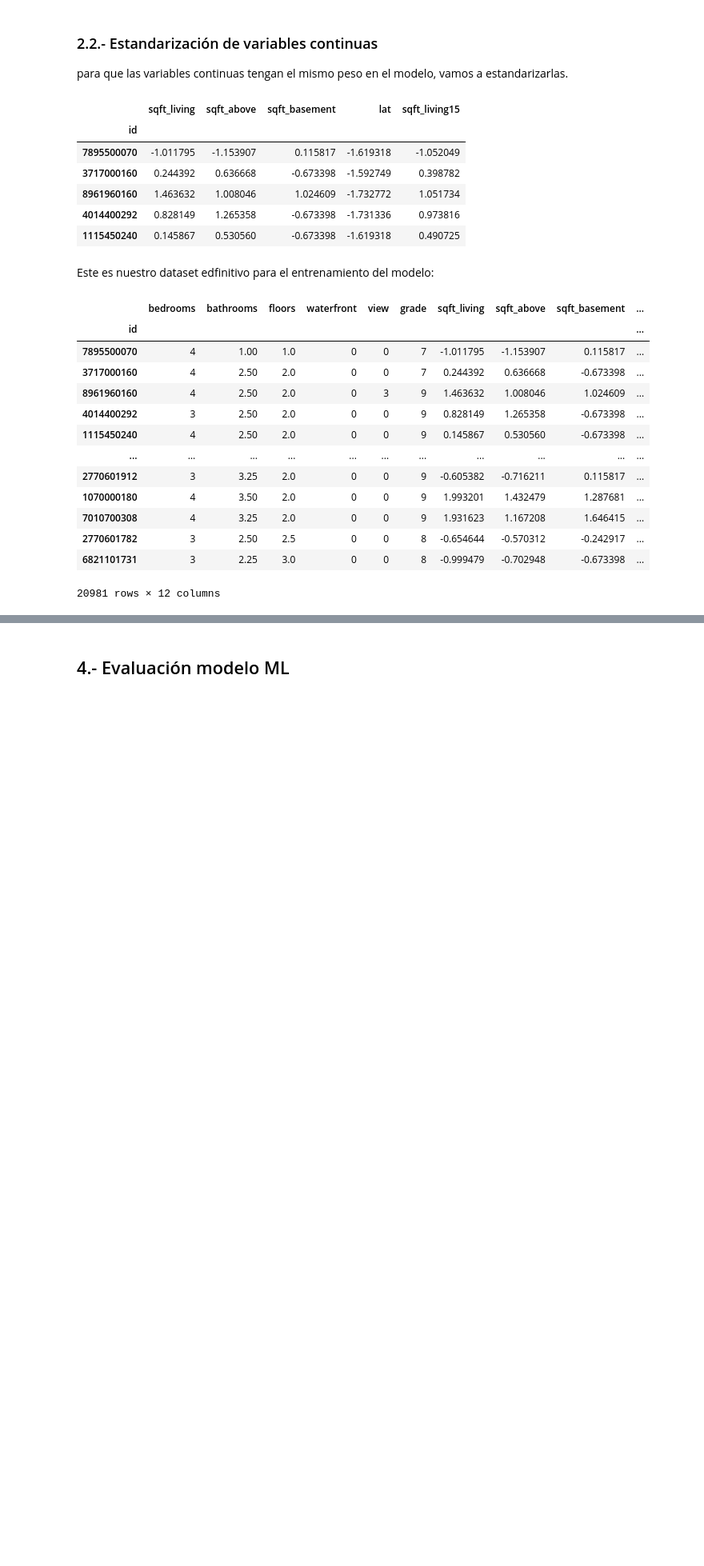
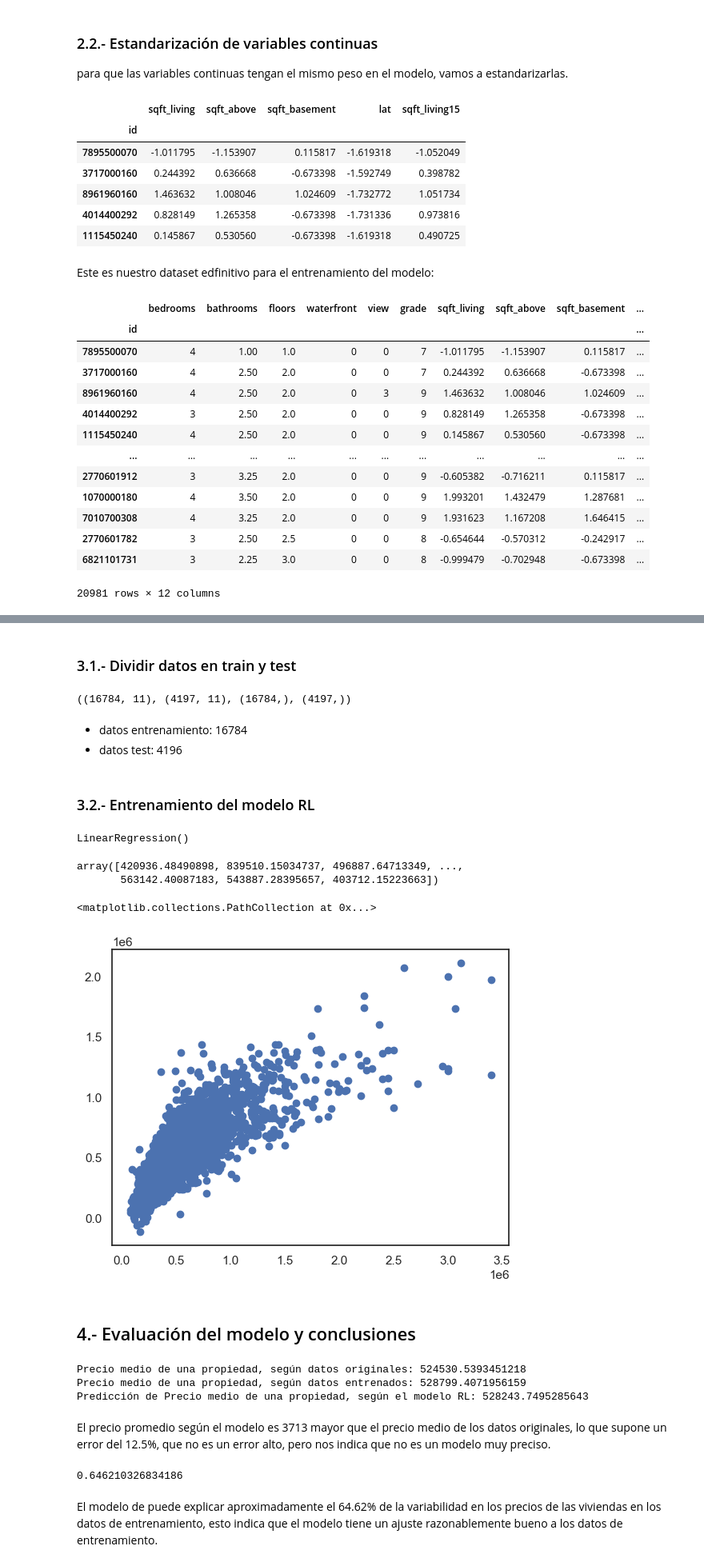
Before and after one commit to lidia-veli/UAX-DA2_Proyecto-Final_Housing, a Jupyter notebook: analisis.ipynb, the cells around one changed output, grey strips where cells are left out. Shown at 80% size. Saved outputs shown, nothing was run; the diff lists cells and outputs as text; code cells hidden in the pictures; blank space fills up the shorter version.

Commit message:
modelo

```diff
--- a/analisis.ipynb
+++ b/analisis.ipynb
@@ -741,4 +763,51 @@ Vamos a crear un modelo de regresión lineal para predecir el precio de una prop
 # %%
 df_3 = df_2_2.copy()
+# %% [markdown]
+### 3.1.- Dividir datos en train y test
+# %%
+X = df_3.drop(['price'], axis=1)
+y = df_3['price']
+
+X_train, X_test, y_train, y_test = train_test_split(X, y, train_size=0.8, test_size=0.2, random_state=1)
+X_train.shape, X_test.shape, y_train.shape, y_test.shape
+# %% [output]
+((16784, 11), (4197, 11), (16784,), (4197,))
+# %% [markdown]
+- datos entrenamiento: 16784
+- datos test: 4196
+# %% [markdown]
+### 3.2.- Entrenamiento del modelo RL
+# %%
+modelo_RL = LinearRegression()
+modelo_RL.fit(X_train, y_train)
+# %% [output]
+LinearRegression()
+# %%
+y_predict_RL = modelo_RL.predict(X_test)
+y_predict_RL
+# %% [output]
+array([420936.48490898, 839510.15034737, 496887.64713349, ...,
+       563142.40087183, 543887.28395657, 403712.15223663])
+# %%
+plt.scatter(y_test, y_predict_RL)
+# %% [output]
+<matplotlib.collections.PathCollection at 0x...>
+[figure, added]
 # %% [markdown]
-## 4.- Evaluación modelo ML
+## 4.- Evaluación del modelo y conclusiones
+# %%
+print('Precio medio de una propiedad, según datos originales:', df_3['price'].mean())
+print('Precio medio de una propiedad, según datos entrenados:', y_test.mean())
+print('Predicción de Precio medio de una propiedad, según el modelo RL:', y_predict_RL.mean())
+# %% [output]
+Precio medio de una propiedad, según datos originales: 524530.5393451218
+Precio medio de una propiedad, según datos entrenados: 528799.4071956159
+Predicción de Precio medio de una propiedad, según el modelo RL: 528243.7495285643
+# %% [markdown]
+El precio promedio según el modelo es 3713 mayor que el precio medio de los datos originales, lo que supone un error del 12.5%, que no es un error alto, pero nos indica que no es un modelo muy preciso.
+# %%
+modelo_RL.score(X_train, y_train)
+# %% [output]
+0.646210326834186
+# %% [markdown]
+El modelo de puede explicar aproximadamente el 64.62% de la variabilidad en los precios de las viviendas en los datos de entrenamiento, esto indica que el modelo tiene un ajuste razonablemente bueno a los datos de entrenamiento.
```
Also changed, not shown: parts of 10 cells of this notebook, 1 other file.
